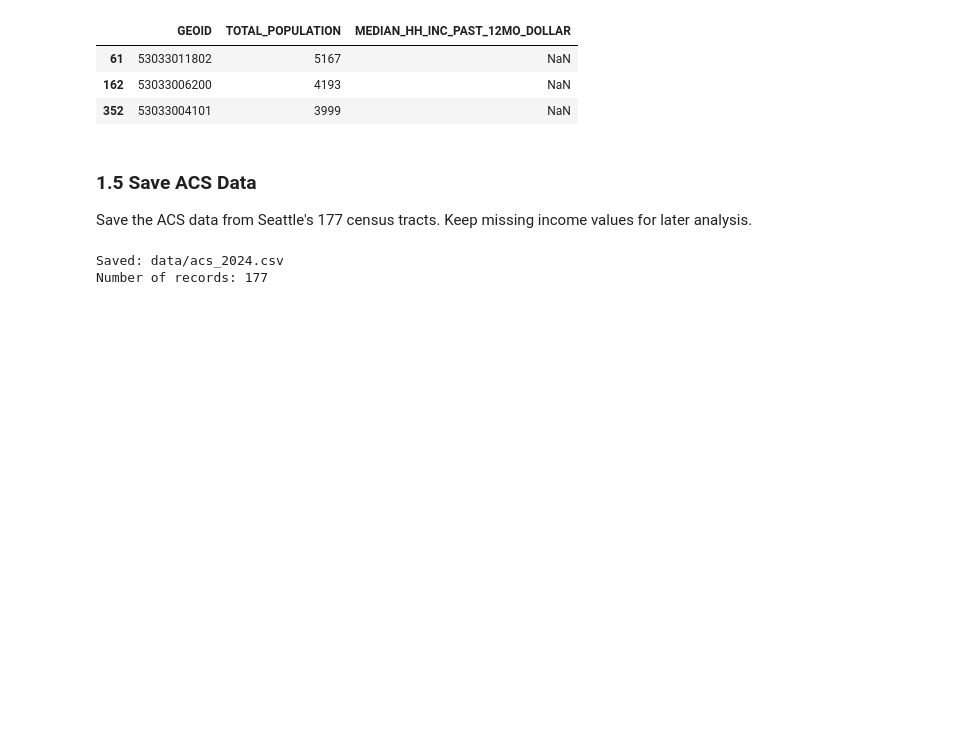
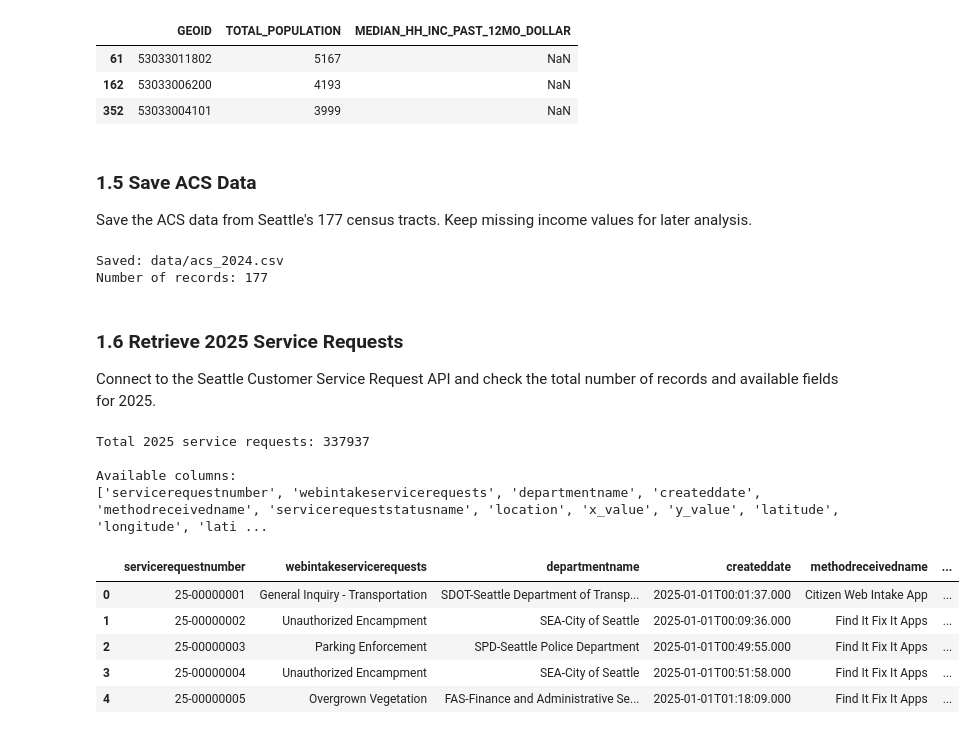
Before and after one commit to ywang254-a11y/hcde-410-final, a Jupyter notebook: Final_Analysis.ipynb, the cells around one changed output. Drawn from its saved outputs; the diff is of its cells as text; code cells hidden in the pictures; blank space fills up the shorter version.

```diff
--- a/Final_Analysis.ipynb
+++ b/Final_Analysis.ipynb
@@ -272,3 +272,63 @@ print("Number of records:", len(acs_final))
 # %% [output]
 Saved: data/acs_2024.csv
 Number of records: 177
+# %% [markdown]
+### 1.6 Retrieve 2025 Service Requests
+Connect to the Seattle Customer Service Request API and check the total number of records and available fields for 2025.
+# %%
+import requests
+import pandas as pd
+
+# Seattle Customer Service Requests API
+requests_url = "https://cos-data.seattle.gov/resource/5ngg-rpne.json"
+
+# Filter records from 2025
+date_filter = (
+    "createddate >= '2025-01-01T00:00:00' "
+    "AND createddate < '2026-01-01T00:00:00'"
+)
+
+# Count records
+count_params = {
+    "$where": date_filter,
+    "$select": "count(*) as total"
+}
+
+response = requests.get(
+    requests_url, params=count_params, timeout=60
+)
+response.raise_for_status()
+
+count_data = response.json()
+total = int(count_data[0]["total"])
+
+print("Total 2025 service requests:", total)
+
+# Retrieve five sample records
+sample_params = {
+    "$where": date_filter,
+    "$limit": 5
+}
+
+response = requests.get(
+    requests_url, params=sample_params, timeout=60
+)
+response.raise_for_status()
+
+sample = pd.DataFrame(response.json())
+
+print("\nAvailable columns:")
+print(sample.columns.tolist())
+
+display(sample.head())
+# %% [output]
+Total 2025 service requests: 337937
+
+Available columns:
+['servicerequestnumber', 'webintakeservicerequests', 'departmentname', 'createddate', 'methodreceivedname', 'servicerequeststatusname', 'location', 'x_value', 'y_value', 'latitude', 'longitude', 'lati ...
+|  | servicerequestnumber | webintakeservicerequests | departmentname | createddate | methodreceivedname | ... |
+| 0 | 25-00000001 | General Inquiry - Transportation | SDOT-Seattle Department of Transp... | 2025-01-01T00:01:37.000 | Citizen Web Intake App | ... |
+| 1 | 25-00000002 | Unauthorized Encampment | SEA-City of Seattle | 2025-01-01T00:09:36.000 | Find It Fix It Apps | ... |
+| 2 | 25-00000003 | Parking Enforcement | SPD-Seattle Police Department | 2025-01-01T00:49:55.000 | Find It Fix It Apps | ... |
+| 3 | 25-00000004 | Unauthorized Encampment | SEA-City of Seattle | 2025-01-01T00:51:58.000 | Find It Fix It Apps | ... |
+| 4 | 25-00000005 | Overgrown Vegetation | FAS-Finance and Administrative Se... | 2025-01-01T01:18:09.000 | Find It Fix It Apps | ... |
```
Also changed, not shown: parts of 13 cells of this notebook, 1 other file.
